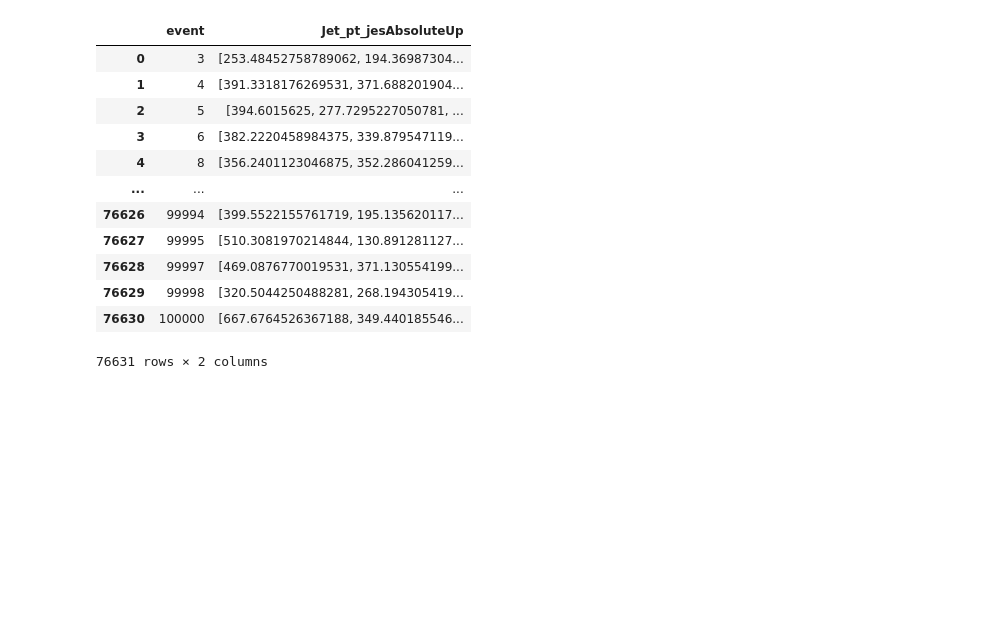
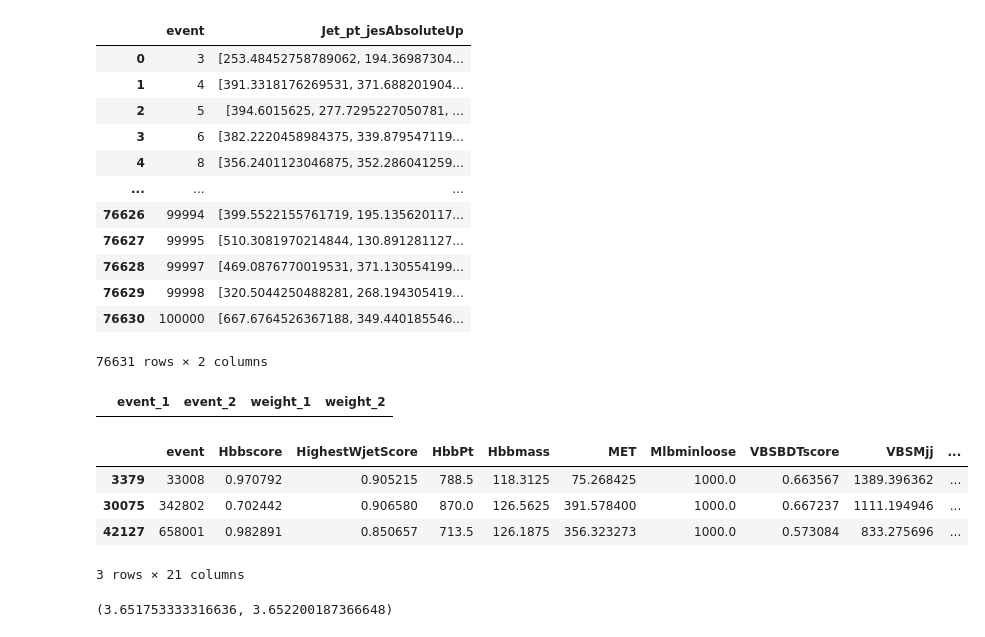
Before and after one commit to aashayarora/vbs-1lep, a Jupyter notebook: validation/genstudy.ipynb, the cells around one changed output. Drawn from its saved outputs; the diff is of its cells as text; code cells hidden in the pictures; blank space fills up the shorter version.

```diff
--- a/validation/genstudy.ipynb
+++ b/validation/genstudy.ipynb
@@ -207,3 +205,33 @@ df2[["event", "Jet_pt_jesAbsoluteUp"]]
 | 76629 | 99998 | [320.5044250488281, 268.194305419... |
 | 76630 | 100000 | [667.6764526367188, 349.440185546... |
 76631 rows × 2 columns
+# %%
+with uproot.open("/data/userdata/aaarora/output/run2/ABCDNet_simpleDisco_VBSVVH1lep_30/output/sig_LHEScaleWeight_muR_up_MVA_abcdnet.root") as f:
+    df1 = f.get("Events").arrays(library="pd")
+
+with uproot.open("/data/userdata/aaarora/output/run2/ABCDNet_simpleDisco_VBSVVH1lep_30/output/test_MVA_abcdnet.root") as f:
+    df2 = f.get("Events").arrays(library="pd")
+
+df1 = df1.sort_values(["event", "Hbbscore"]).reset_index(drop=True)
+df2 = df2.sort_values(["event", "Hbbscore"]).reset_index(drop=True)
+# %%
+BDT_CUT = 0.56
+DNN_CUT = 0.92
+df3 = df1[(df1.VBSBDTscore > BDT_CUT) & (df1.abcdnet_score > DNN_CUT)]
+df4 = df2[(df2.VBSBDTscore > BDT_CUT) & (df2.abcdnet_score > DNN_CUT)]
+# %%
+df3.join(df4, lsuffix="_1", rsuffix="_2")[["event_1", "event_2", "weight_1", "weight_2"]].query("weight_1 != weight_2")
+# %% [output]
+|  | event_1 | event_2 | weight_1 | weight_2 |
+# %%
+df4[~df4.event.isin(df3.event)]
+# %% [output]
+|  | event | Hbbscore | HighestWjetScore | HbbPt | Hbbmass | MET | Mlbminloose | VBSBDTscore | VBSMjj | ... |
+| 3379 | 33008 | 0.970792 | 0.905215 | 788.5 | 118.3125 | 75.268425 | 1000.0 | 0.663567 | 1389.396362 | ... |
+| 30075 | 342802 | 0.702442 | 0.906580 | 870.0 | 126.5625 | 391.578400 | 1000.0 | 0.667237 | 1111.194946 | ... |
+| 42127 | 658001 | 0.982891 | 0.850657 | 713.5 | 126.1875 | 356.323273 | 1000.0 | 0.573084 | 833.275696 | ... |
+3 rows × 21 columns
+# %%
+df3.weight.sum(), df4.weight.sum()
+# %% [output]
+(3.651753333316636, 3.652200187366648)
```
Also changed, not shown: parts of 3 cells of this notebook, 7 other files.
